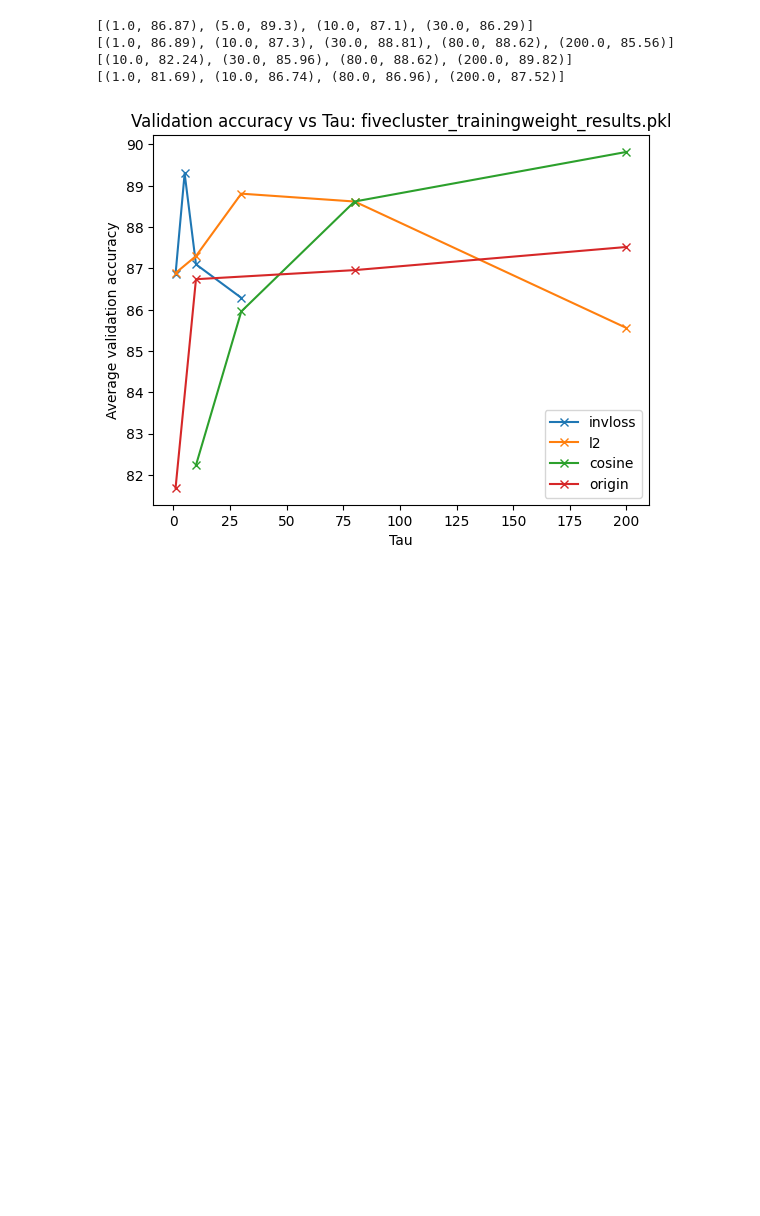
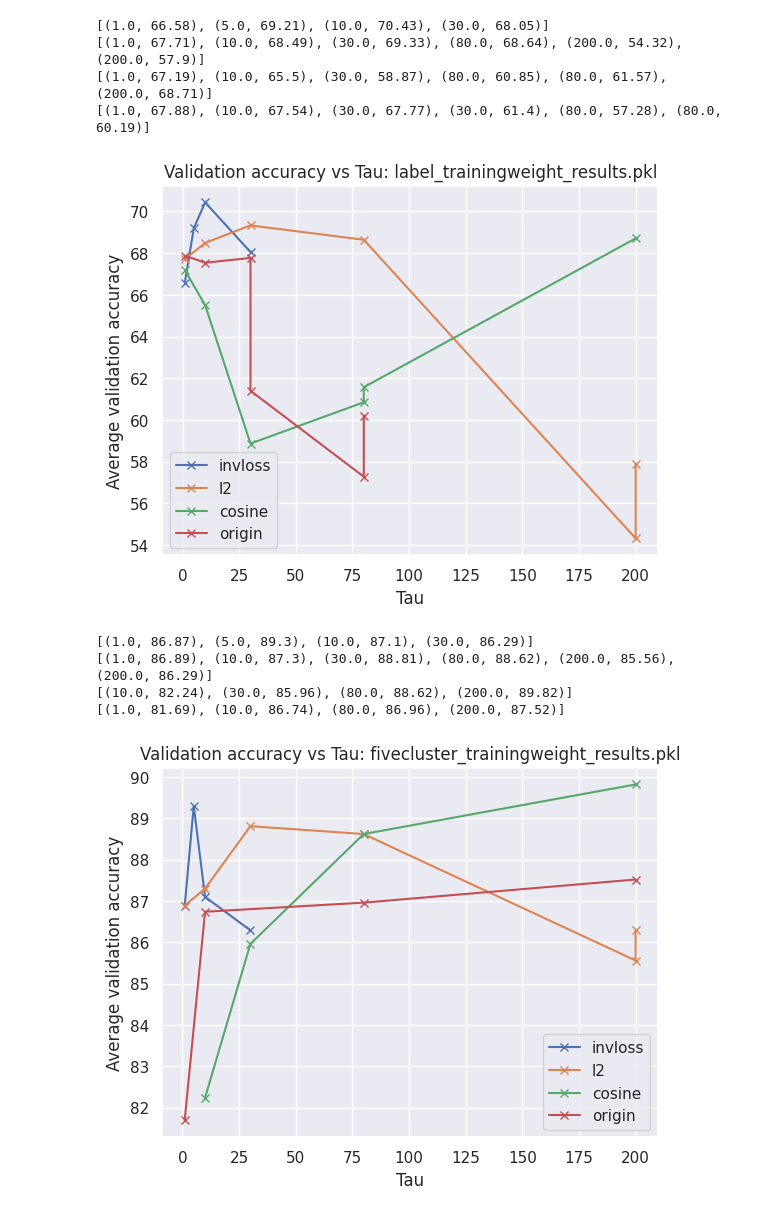
Before and after one commit to tomhagander/decentralized_deep_learning, a Jupyter notebook: analyze_tautuning.ipynb, the cells around one changed output. Drawn from its saved outputs; the diff is of its cells as text; code cells hidden in the pictures; blank space fills up the shorter version.

```diff
--- a/analyze_tautuning.ipynb
+++ b/analyze_tautuning.ipynb
@@ -4,6 +4,10 @@
 import pickle
 import numpy as np
 import matplotlib.pyplot as plt
+
+# use seaborn
+import seaborn as sns
+sns.set()
 # %%
 def plot_results(resultsfile):
 
@@ -28,13 +32,18 @@ def plot_results(resultsfile):
         # add
     plt.show()
 # %%
-resultsfile = 'label_trainingweight_results.pkl'
-resultsfile = 'fivecluster_trainingweight_results.pkl'
+resultsfiles = ['label_trainingweight_results.pkl', 'fivecluster_trainingweight_results.pkl', 'label_priorweight_results.pkl']
 
-plot_results(resultsfile)
+for resultsfile in resultsfiles:
+    plot_results(resultsfile)
 # %% [output]
-[(1.0, 86.87), (5.0, 89.3), (10.0, 87.1), (30.0, 86.29)]
-[(1.0, 86.89), (10.0, 87.3), (30.0, 88.81), (80.0, 88.62), (200.0, 85.56)]
-[(10.0, 82.24), (30.0, 85.96), (80.0, 88.62), (200.0, 89.82)]
-[(1.0, 81.69), (10.0, 86.74), (80.0, 86.96), (200.0, 87.52)]
+[(1.0, 66.58), (5.0, 69.21), (10.0, 70.43), (30.0, 68.05)]
+[(1.0, 67.71), (10.0, 68.49), (30.0, 69.33), (80.0, 68.64), (200.0, 54.32), (200.0, 57.9)]
+[(1.0, 67.19), (10.0, 65.5), (30.0, 58.87), (80.0, 60.85), (80.0, 61.57), (200.0, 68.71)]
+[(1.0, 67.88), (10.0, 67.54), (30.0, 67.77), (30.0, 61.4), (80.0, 57.28), (80.0, 60.19)]
-[figure, old version]
+[figure, new version]
+[(1.0, 86.87), (5.0, 89.3), (10.0, 87.1), (30.0, 86.29)]
+[(1.0, 86.89), (10.0, 87.3), (30.0, 88.81), (80.0, 88.62), (200.0, 85.56), (200.0, 86.29)]
+[(10.0, 82.24), (30.0, 85.96), (80.0, 88.62), (200.0, 89.82)]
+[(1.0, 81.69), (10.0, 86.74), (80.0, 86.96), (200.0, 87.52)]
+[figure, added]
```
Also changed, not shown: parts of 1 cell of this notebook, 4 other files.
